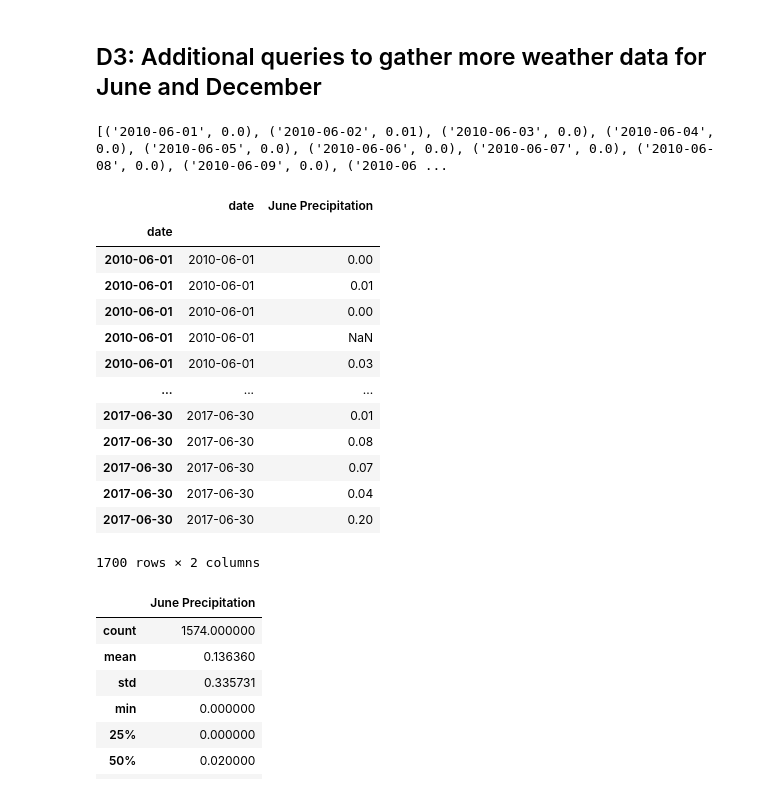
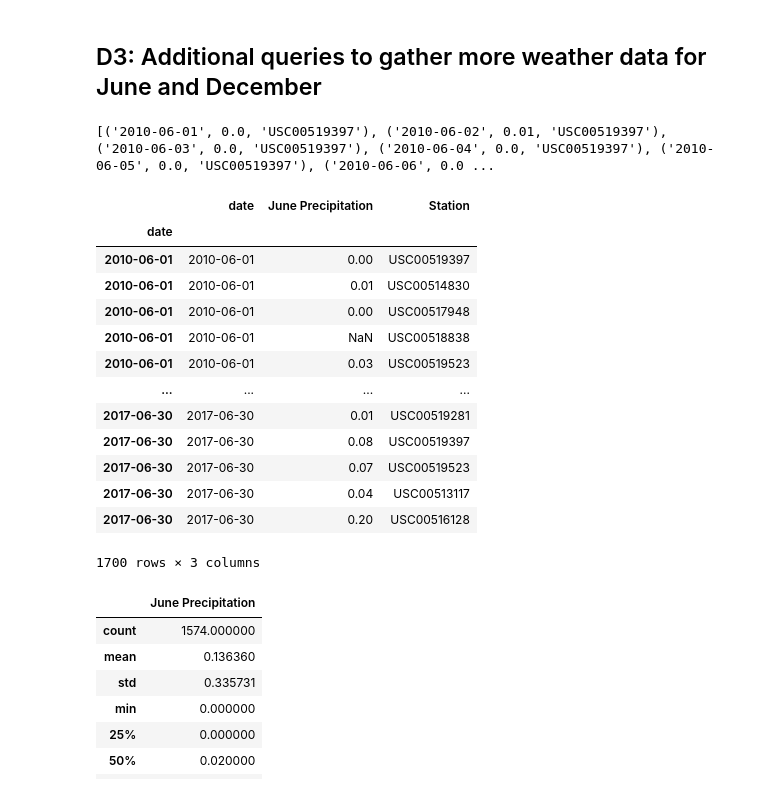
Before and after one commit to frostbrosracing/surfs_up, a Jupyter notebook: SurfsUp_Challenge.ipynb, the cells around one changed output. Saved outputs shown, nothing was run; the diff lists cells and outputs as text; code cells hidden in the pictures.

```diff
--- a/SurfsUp_Challenge.ipynb
+++ b/SurfsUp_Challenge.ipynb
@@ -123,34 +123,34 @@ dec_df.describe()
 # %%
 # Write a query that filters the Measurement table to retrieve the precipitation for the month of June.
 date_str = "06"
-results = session.query(Measurement.date, Measurement.prcp).\
+results = session.query(Measurement.date, Measurement.prcp, Measurement.station).\
      filter(func.strftime("%m", Measurement.date) == date_str).all()
 # %%
 # Convert the June precipation to a list.
 print(results)
 # %% [output]
-[('2010-06-01', 0.0), ('2010-06-02', 0.01), ('2010-06-03', 0.0), ('2010-06-04', 0.0), ('2010-06-05', 0.0), ('2010-06-06', 0.0), ('2010-06-07', 0.0), ('2010-06-08', 0.0), ('2010-06-09', 0.0), ('2010-06 ...
+[('2010-06-01', 0.0, 'USC00519397'), ('2010-06-02', 0.01, 'USC00519397'), ('2010-06-03', 0.0, 'USC00519397'), ('2010-06-04', 0.0, 'USC00519397'), ('2010-06-05', 0.0, 'USC00519397'), ('2010-06-06', 0.0 ...
 # %%
 # Create a DataFrame from the list of precipitation for the month of June.
-june_prcp_df = pd.DataFrame(results, columns=['date', 'June Precipitation'])
+june_prcp_df = pd.DataFrame(results, columns=['date', 'June Precipitation', 'Station'])
 june_prcp_df.set_index(june_prcp_df['date'], inplace=True)
 june_prcp_df = june_prcp_df.sort_index()
 june_prcp_df
 # %% [output]
-|  | date | June Precipitation |
-| date |  |  |
-| 2010-06-01 | 2010-06-01 | 0.00 |
-| 2010-06-01 | 2010-06-01 | 0.01 |
-| 2010-06-01 | 2010-06-01 | 0.00 |
-| 2010-06-01 | 2010-06-01 | NaN |
-| 2010-06-01 | 2010-06-01 | 0.03 |
-| ... | ... | ... |
-| 2017-06-30 | 2017-06-30 | 0.01 |
-| 2017-06-30 | 2017-06-30 | 0.08 |
-| 2017-06-30 | 2017-06-30 | 0.07 |
-| 2017-06-30 | 2017-06-30 | 0.04 |
-| 2017-06-30 | 2017-06-30 | 0.20 |
+|  | date | June Precipitation | Station |
+| date |  |  |  |
+| 2010-06-01 | 2010-06-01 | 0.00 | USC00519397 |
+| 2010-06-01 | 2010-06-01 | 0.01 | USC00514830 |
+| 2010-06-01 | 2010-06-01 | 0.00 | USC00517948 |
+| 2010-06-01 | 2010-06-01 | NaN | USC00518838 |
+| 2010-06-01 | 2010-06-01 | 0.03 | USC00519523 |
+| ... | ... | ... | ... |
+| 2017-06-30 | 2017-06-30 | 0.01 | USC00519281 |
+| 2017-06-30 | 2017-06-30 | 0.08 | USC00519397 |
+| 2017-06-30 | 2017-06-30 | 0.07 | USC00519523 |
+| 2017-06-30 | 2017-06-30 | 0.04 | USC00513117 |
+| 2017-06-30 | 2017-06-30 | 0.20 | USC00516128 |
-1700 rows × 2 columns
+1700 rows × 3 columns
 # %%
 # Calculate and print out the summary statistics for the June precipitation DataFrame.
 june_prcp_df.describe()
```
Also changed, not shown: parts of 5 cells of this notebook.
